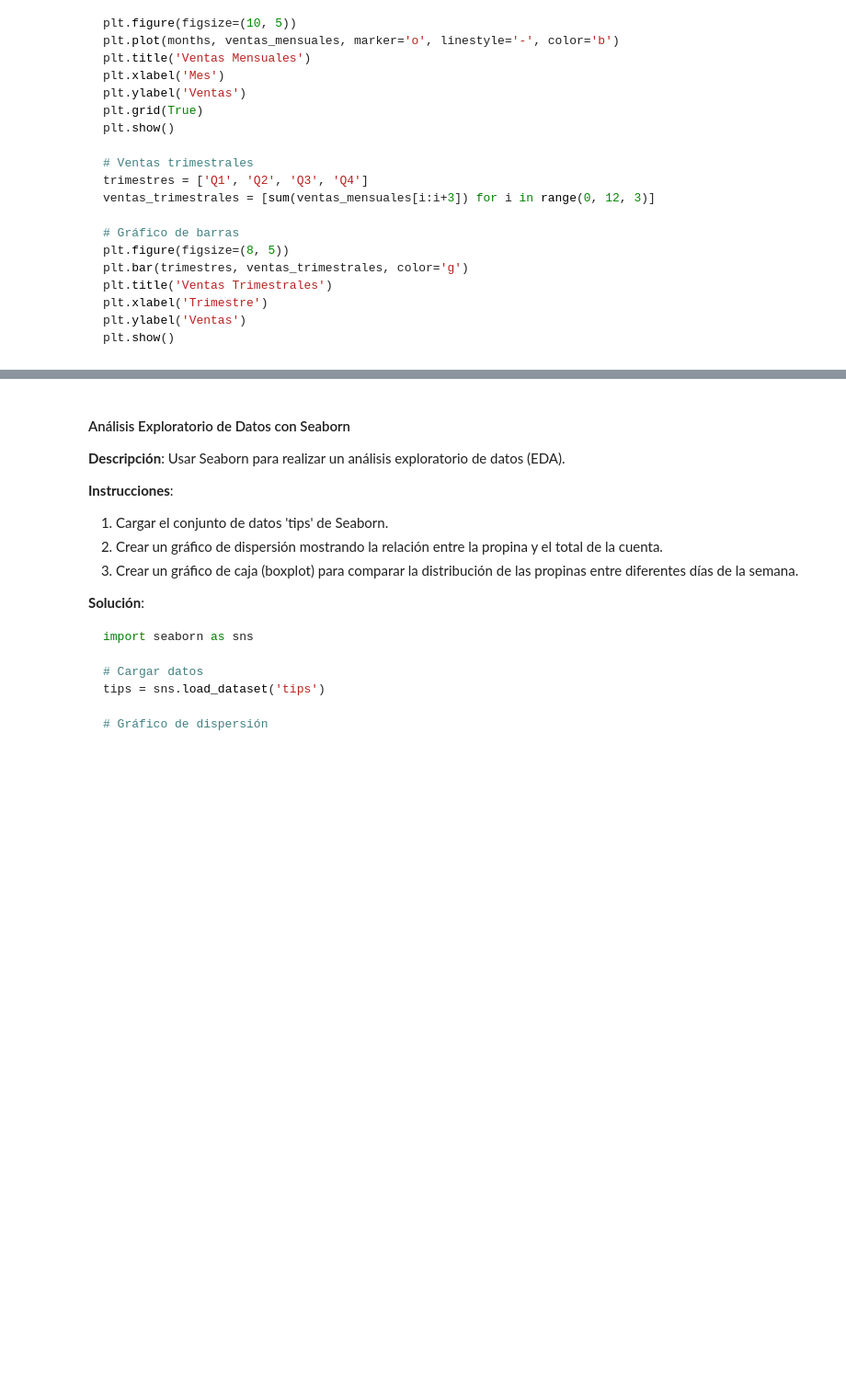
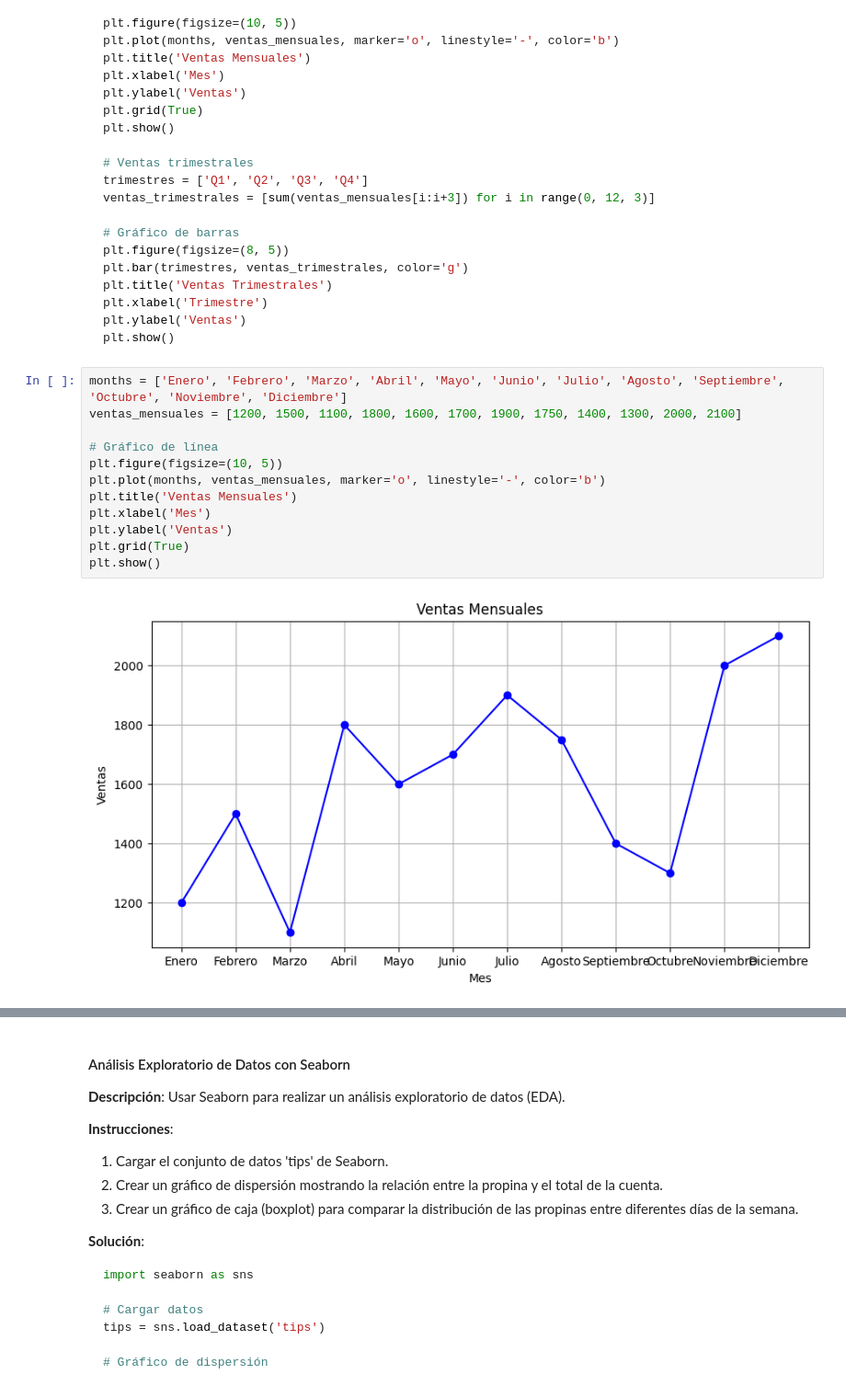
Before and after one commit to SimonGarcia01/ai-course, a Jupyter notebook: Python Review/3_PandasMatplotSeaborn.ipynb, the cells around one changed output, grey strips where cells are left out. Shown: that part at 92% size. Cells and saved outputs as stored; diff of their text form; blank space fills up the shorter version.

````diff
--- a/Python Review/3_PandasMatplotSeaborn.ipynb
+++ b/Python Review/3_PandasMatplotSeaborn.ipynb
@@ -1164,3 +1164,17 @@ plt.xlabel('Trimestre')
 plt.ylabel('Ventas')
 plt.show()
 ```
+# %%
+months = ['Enero', 'Febrero', 'Marzo', 'Abril', 'Mayo', 'Junio', 'Julio', 'Agosto', 'Septiembre', 'Octubre', 'Noviembre', 'Diciembre']
+ventas_mensuales = [1200, 1500, 1100, 1800, 1600, 1700, 1900, 1750, 1400, 1300, 2000, 2100]
+
+# Gráfico de línea
+plt.figure(figsize=(10, 5))
+plt.plot(months, ventas_mensuales, marker='o', linestyle='-', color='b')
+plt.title('Ventas Mensuales')
+plt.xlabel('Mes')
+plt.ylabel('Ventas')
+plt.grid(True)
+plt.show()
+# %% [output]
+[figure, added]
````
Also changed, not shown: parts of 6 cells of this notebook.
